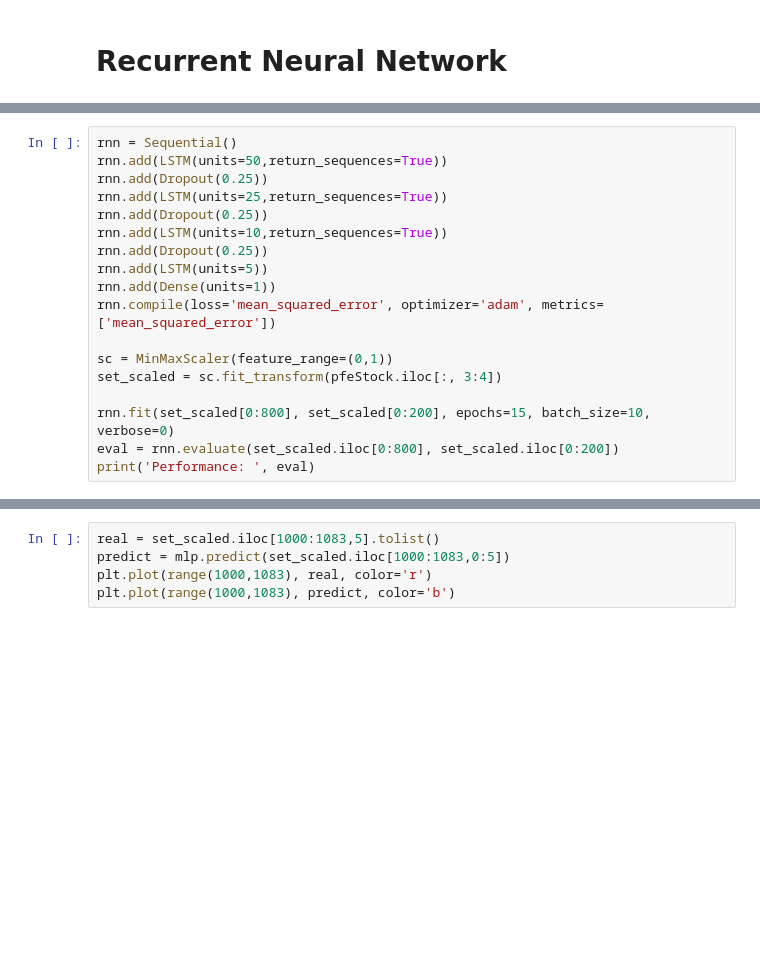
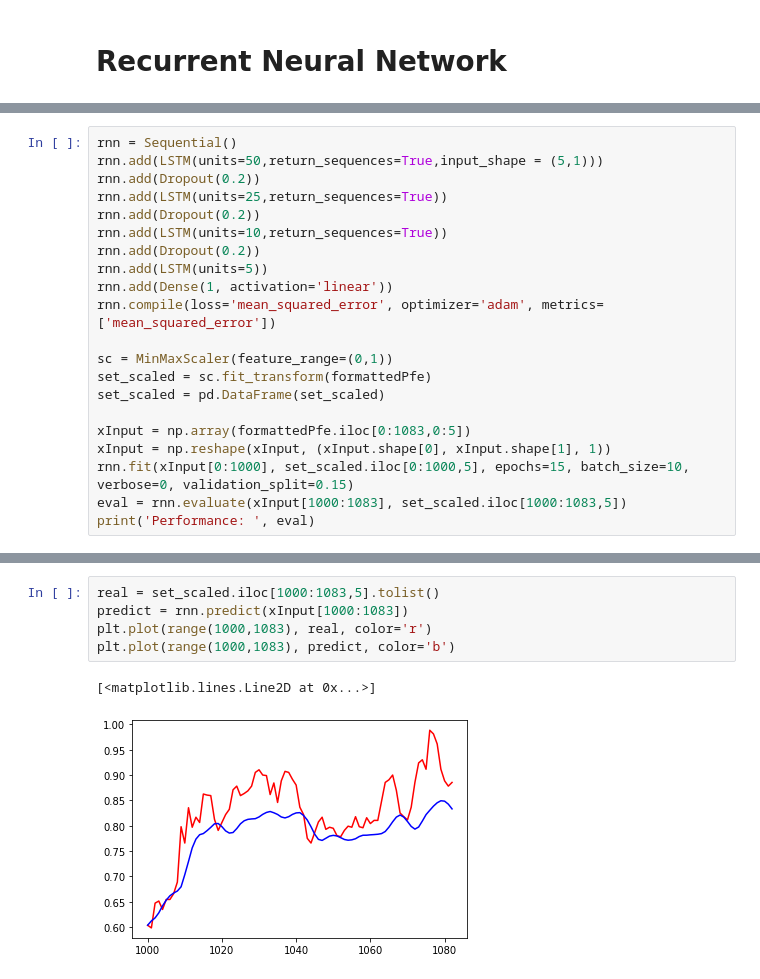
Before and after one commit to jacu9585real/Machine-Learning-Final-Project, a Jupyter notebook: Stock Trend Predictor 1.ipynb, the cells around one changed output, grey strips where cells are left out. Cells and saved outputs as stored; diff of their text form; blank space fills up the shorter version.

```diff
--- a/Stock Trend Predictor 1.ipynb
+++ b/Stock Trend Predictor 1.ipynb
@@ -214,19 +243,22 @@ plt.plot(range(1000,1080), predict, color='b')
 # %%
 rnn = Sequential()
-rnn.add(LSTM(units=50,return_sequences=True))
-rnn.add(Dropout(0.25))
+rnn.add(LSTM(units=50,return_sequences=True,input_shape = (5,1)))
+rnn.add(Dropout(0.2))
 rnn.add(LSTM(units=25,return_sequences=True))
-rnn.add(Dropout(0.25))
+rnn.add(Dropout(0.2))
 rnn.add(LSTM(units=10,return_sequences=True))
-rnn.add(Dropout(0.25))
+rnn.add(Dropout(0.2))
 rnn.add(LSTM(units=5))
-rnn.add(Dense(units=1))
+rnn.add(Dense(1, activation='linear'))
 rnn.compile(loss='mean_squared_error', optimizer='adam', metrics=['mean_squared_error'])
 
 sc = MinMaxScaler(feature_range=(0,1))
-set_scaled = sc.fit_transform(pfeStock.iloc[:, 3:4])
+set_scaled = sc.fit_transform(formattedPfe)
+set_scaled = pd.DataFrame(set_scaled)
 
-rnn.fit(set_scaled[0:800], set_scaled[0:200], epochs=15, batch_size=10, verbose=0)
-eval = rnn.evaluate(set_scaled.iloc[0:800], set_scaled.iloc[0:200])
+xInput = np.array(formattedPfe.iloc[0:1083,0:5])
+xInput = np.reshape(xInput, (xInput.shape[0], xInput.shape[1], 1))
+rnn.fit(xInput[0:1000], set_scaled.iloc[0:1000,5], epochs=15, batch_size=10, verbose=0, validation_split=0.15)
+eval = rnn.evaluate(xInput[1000:1083], set_scaled.iloc[1000:1083,5])
 print('Performance: ', eval)
 # %% [output]
@@ -234,5 +267,8 @@ ValueError: Input 0 is incompatible with layer lstm_38: expected ndim=3, found n
 # %%
 real = set_scaled.iloc[1000:1083,5].tolist()
-predict = mlp.predict(set_scaled.iloc[1000:1083,0:5])
+predict = rnn.predict(xInput[1000:1083])
 plt.plot(range(1000,1083), real, color='r')
 plt.plot(range(1000,1083), predict, color='b')
+# %% [output]
+[<matplotlib.lines.Line2D at 0x...>]
+[figure, added]
```
Also changed, not shown: parts of 10 cells of this notebook.
